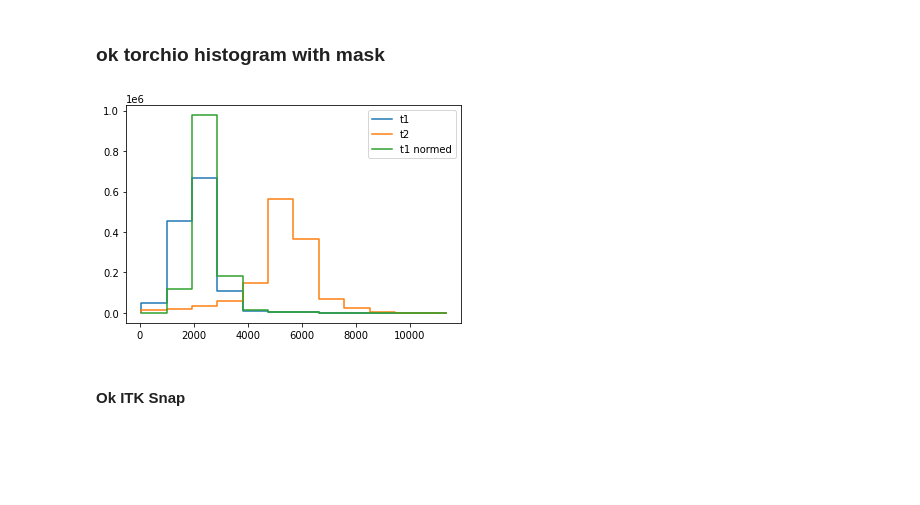
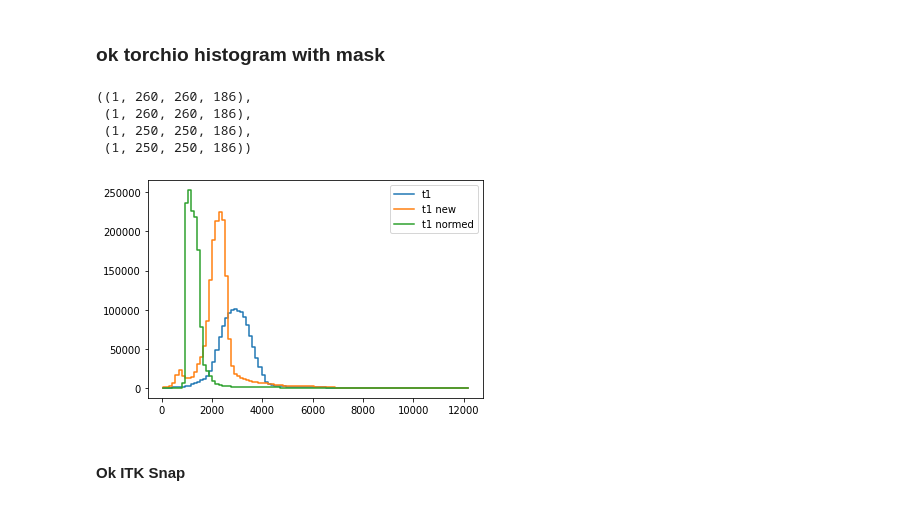
Before and after one commit to MedImAIR/brain-mri-processing-pipeline, a Jupyter notebook: preprocessing/misc/test_histogram_matching.ipynb, the cells around one changed output. Drawn from its saved outputs; the diff is of its cells as text; code cells hidden in the pictures; blank space fills up the shorter version.

```diff
--- a/preprocessing/misc/test_histogram_matching.ipynb
+++ b/preprocessing/misc/test_histogram_matching.ipynb
@@ -272,32 +273,50 @@ plt.legend();
 [figure]
 # %% [markdown]
 ### ok torchio histogram with mask
+# %%
+t1_image_2 = tio.Subject(t1 = tio.ScalarImage(base_dir + patients[81] + '/CT1.nii.gz'))
+mask_path_2 = '/anvar/public_datasets/preproc_study/gbm/5_ss_shared/' + patients[81] + '/CT1_mask.nii.gz'
+
+t1_image_1 = tio.Subject(t1 = tio.ScalarImage(base_dir + patients[80] + '/CT1.nii.gz'))
+mask_path_1 = '/anvar/public_datasets/preproc_study/gbm/5_ss_shared/' + patients[80] + '/CT1_mask.nii.gz'
 # %%
 t1_landmarks = HistogramStandardization.train([base_dir + patients[i] + '/CT1.nii.gz'],
-                                             mask_path = [mask_path])
-t2_landmarks = HistogramStandardization.train([base_dir + patients[i] + '/FLAIR.nii.gz'],
-                                             mask_path = [mask_path])
+                                             mask_path = [mask_path_1])
+t2_landmarks = HistogramStandardization.train([base_dir + patients[81] + '/CT1.nii.gz'],
+                                             mask_path = [mask_path_2])
 # %%
 landmarks_dict = {'t1': t2_landmarks}
 hist_standardize = tio.HistogramStandardization(landmarks_dict)
-t1_normed = hist_standardize(t1_image)
+t1_normed_1 = hist_standardize(t1_image_1)
+# %%
+mask_path_2 = '/anvar/public_datasets/preproc_study/gbm/5_ss_shared/' + patients[81] + '/CT1_mask.nii.gz'
+mask_2 = tio.Subject(mask = tio.ScalarImage(mask_path_2))
+mask_path_1 = '/anvar/public_datasets/preproc_study/gbm/5_ss_shared/' + patients[80] + '/CT1_mask.nii.gz'
+mask_1 = tio.Subject(mask = tio.ScalarImage(mask_path_1))
+# %%
+mask_2.shape, t1_image_2.shape, mask_1.shape, t1_image_1.shape,
+# %% [output]
+((1, 260, 260, 186),
+ (1, 260, 260, 186),
+ (1, 250, 250, 186),
+ (1, 250, 250, 186))
 # %%
 # t1
-masked_img = t1_image['t1'].numpy()[mask['mask'].numpy().astype(bool)]
-t1_hist, t1_hist_bins = np.histogram(masked_img.reshape(-1), bins=13)
+masked_img = t1_image_1['t1'].numpy()[mask_1['mask'].numpy().astype(bool)]
+t1_hist, t1_hist_bins = np.histogram(masked_img.reshape(-1), bins=100)
 plt.plot(t1_hist_bins[:-1], t1_hist, '-', drawstyle='steps', label ='t1')
 
 # t2
-masked_img = t2_image['t1'].numpy()[mask['mask'].numpy().astype(bool)]
-t1_hist, _ = np.histogram(masked_img.reshape(-1), bins=13)
-plt.plot(t1_hist_bins[:-1], t1_hist, '-', drawstyle='steps', label ='t2')
+masked_img = t1_image_2['t1'].numpy()[mask_2['mask'].numpy().astype(bool)]
+t1_hist, _ = np.histogram(masked_img.reshape(-1), bins=100)
+plt.plot(t1_hist_bins[:-1], t1_hist, '-', drawstyle='steps', label ='t1 new')
 
 # t1 normed
-masked_img = t1_normed['t1'].numpy()[mask['mask'].numpy().astype(bool)]
-t1_hist, _ = np.histogram(masked_img.reshape(-1), bins=13)
+masked_img = t1_normed_1['t1'].numpy()[mask_1['mask'].numpy().astype(bool)]
+t1_hist, _ = np.histogram(masked_img.reshape(-1), bins=100)
 plt.plot(t1_hist_bins[:-1], t1_hist, '-', drawstyle='steps', label ='t1 normed')
 plt.legend();
 # %% [output]
-[figure, old version]
+[figure, new version]
 # %% [markdown]
 #### Ok ITK Snap
```
Also changed, not shown: parts of 10 cells of this notebook.
